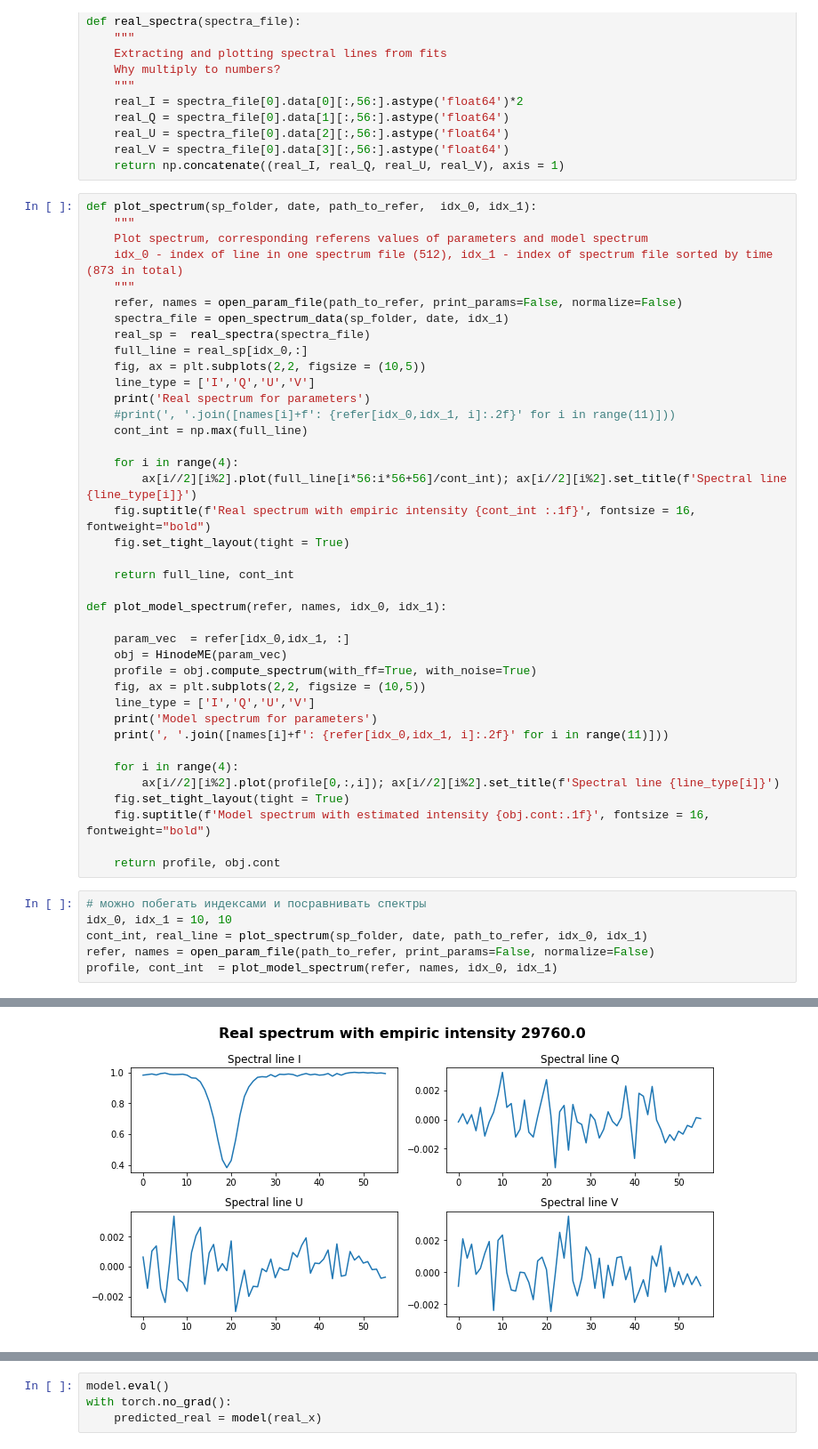
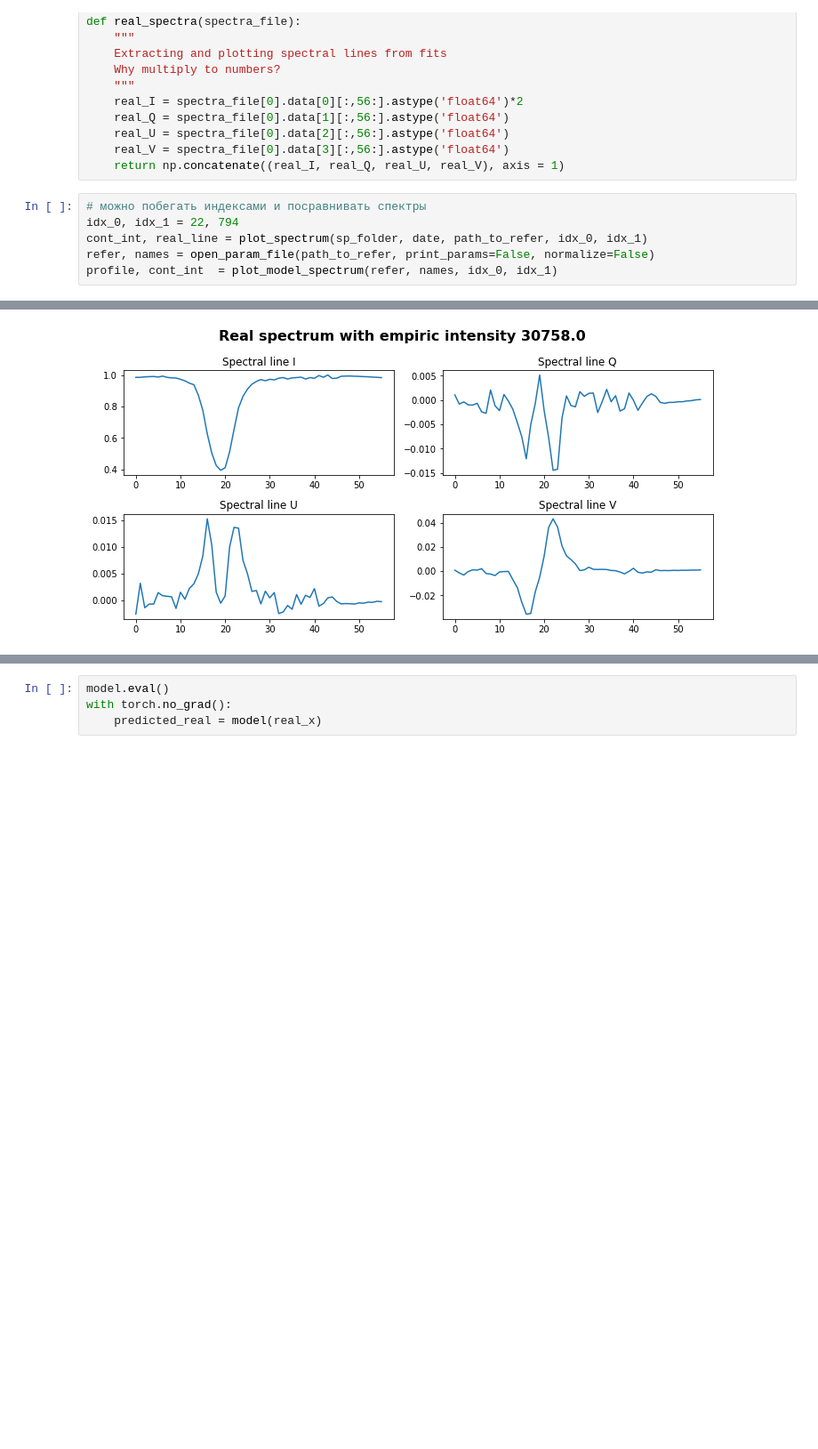
Before and after one commit to iknyazeva/InverseProblem, a Jupyter notebook: notebooks/model_mlp_common_train.ipynb, the cells around one changed output, grey strips where cells are left out. Shown at 89% size. Saved outputs shown, nothing was run; the diff lists cells and outputs as text; blank space fills up the shorter version.

Commit message:
remove plot functions from starter kits to posthoc

```diff
--- a/notebooks/model_mlp_common_train.ipynb
+++ b/notebooks/model_mlp_common_train.ipynb
@@ -283,48 +284,9 @@ def real_spectra(spectra_file):
     real_U = spectra_file[0].data[2][:,56:].astype('float64')
     real_V = spectra_file[0].data[3][:,56:].astype('float64')
     return np.concatenate((real_I, real_Q, real_U, real_V), axis = 1)
-# %%
-def plot_spectrum(sp_folder, date, path_to_refer,  idx_0, idx_1):
-    """
-    Plot spectrum, corresponding referens values of parameters and model spectrum
-    idx_0 - index of line in one spectrum file (512), idx_1 - index of spectrum file sorted by time (873 in total)
-    """
-    refer, names = open_param_file(path_to_refer, print_params=False, normalize=False)
-    spectra_file = open_spectrum_data(sp_folder, date, idx_1)
-    real_sp =  real_spectra(spectra_file)
-    full_line = real_sp[idx_0,:]
-    fig, ax = plt.subplots(2,2, figsize = (10,5))
-    line_type = ['I','Q','U','V']
-    print('Real spectrum for parameters')
-    #print(', '.join([names[i]+f': {refer[idx_0,idx_1, i]:.2f}' for i in range(11)]))
-    cont_int = np.max(full_line)
-
-    for i in range(4):
-        ax[i//2][i%2].plot(full_line[i*56:i*56+56]/cont_int); ax[i//2][i%2].set_title(f'Spectral line {line_type[i]}')
-    fig.suptitle(f'Real spectrum with empiric intensity {cont_int :.1f}', fontsize = 16, fontweight="bold")
-    fig.set_tight_layout(tight = True)
-
-    return full_line, cont_int
-
-def plot_model_spectrum(refer, names, idx_0, idx_1):
-
-    param_vec  = refer[idx_0,idx_1, :]
-    obj = HinodeME(param_vec)
-    profile = obj.compute_spectrum(with_ff=True, with_noise=True)
-    fig, ax = plt.subplots(2,2, figsize = (10,5))
-    line_type = ['I','Q','U','V']
-    print('Model spectrum for parameters')
-    print(', '.join([names[i]+f': {refer[idx_0,idx_1, i]:.2f}' for i in range(11)]))
-
-    for i in range(4):
-        ax[i//2][i%2].plot(profile[0,:,i]); ax[i//2][i%2].set_title(f'Spectral line {line_type[i]}')
-    fig.set_tight_layout(tight = True)
-    fig.suptitle(f'Model spectrum with estimated intensity {obj.cont:.1f}', fontsize = 16, fontweight="bold")
-
-    return profile, obj.cont
 # %%
 # можно побегать индексами и посравнивать спектры
-idx_0, idx_1 = 10, 10
+idx_0, idx_1 = 22, 794
 cont_int, real_line = plot_spectrum(sp_folder, date, path_to_refer, idx_0, idx_1)
 refer, names = open_param_file(path_to_refer, print_params=False, normalize=False)
 profile, cont_int  = plot_model_spectrum(refer, names, idx_0, idx_1)
@@ -335 +297 @@ Field_Strength: 302.78, Field_Inclination: 86.39, Field_Azimuth: 105.42, Doppler
-[figure, old version]
+[figure, new version]
```
Also changed, not shown: parts of 13 cells of this notebook, 1 other file.
